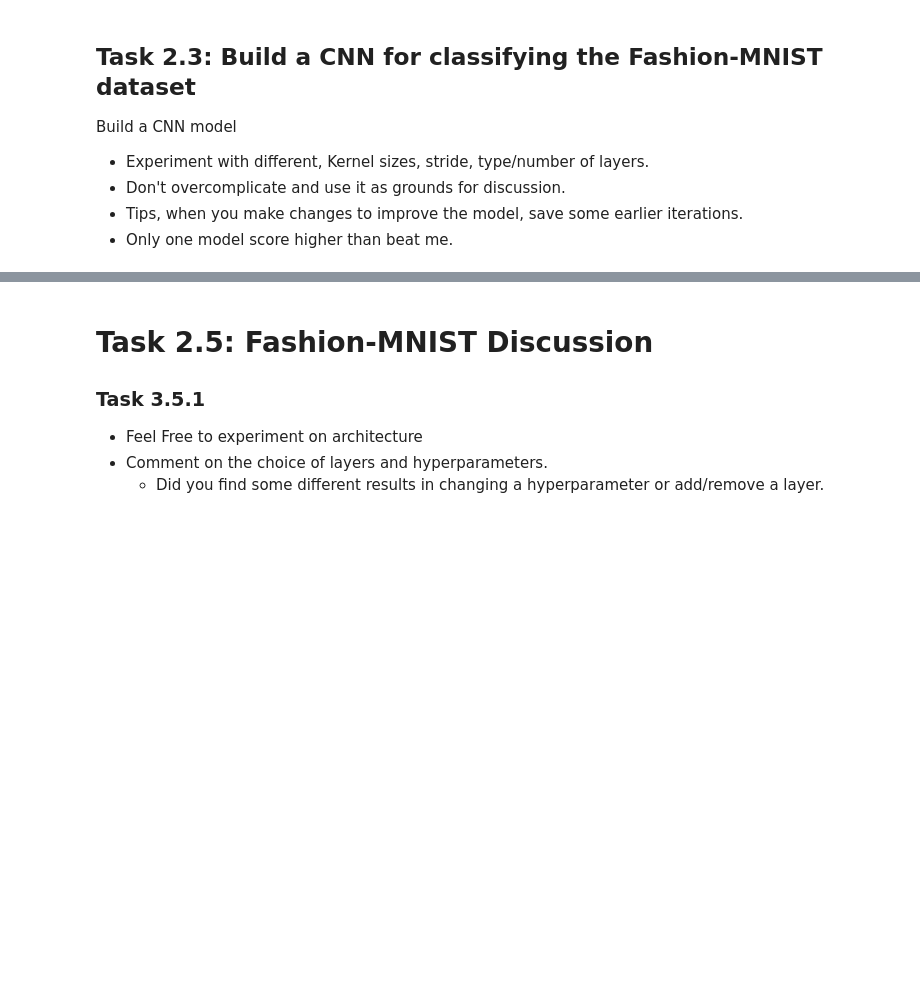
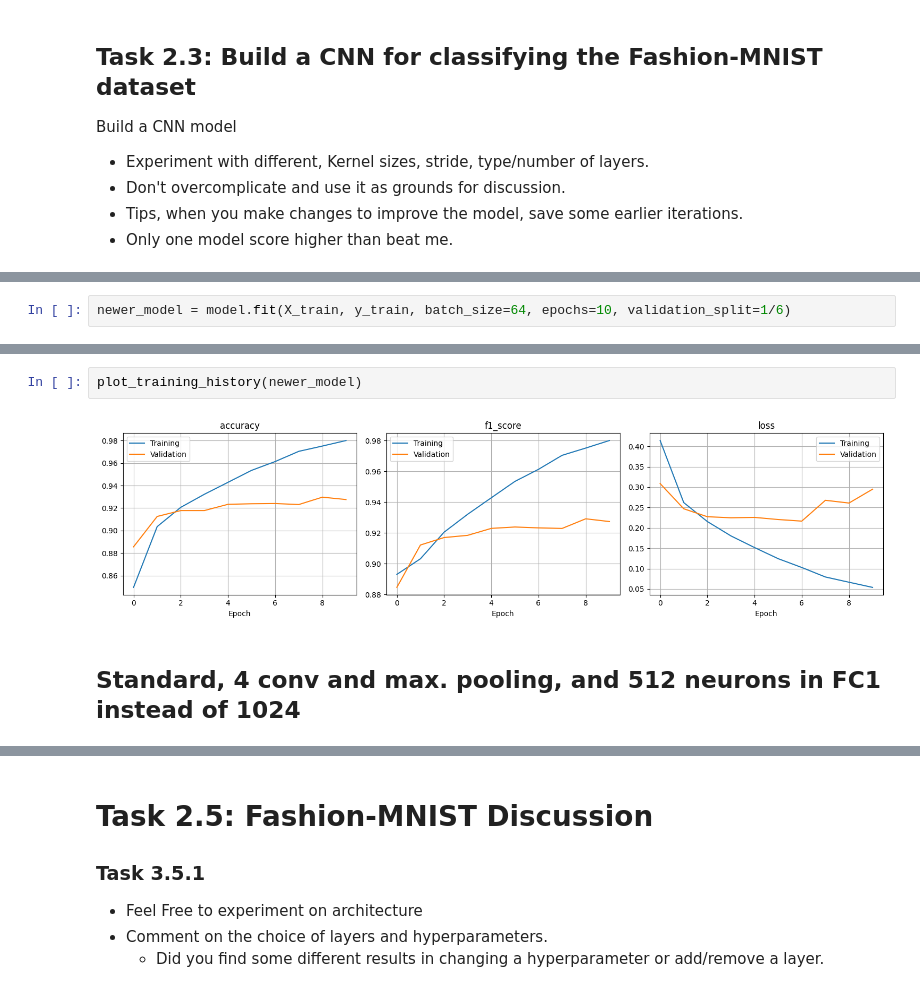
Before and after one commit to hskramstad00/DAT300, a Jupyter notebook: Assignments/CA2/CA2_CNN_Template_02.ipynb, the cells around one changed output, grey strips where cells are left out. Cells and saved outputs as stored; diff of their text form; blank space fills up the shorter version.

```diff
--- a/Assignments/CA2/CA2_CNN_Template_02.ipynb
+++ b/Assignments/CA2/CA2_CNN_Template_02.ipynb
@@ -368,0 +629,2 @@ Build a CNN model
+# %%
+newer_model = model.fit(X_train, y_train, batch_size=64, epochs=10, validation_split=1/6)
@@ -368,0 +652,6 @@ Build a CNN model
+# %%
+plot_training_history(newer_model)
+# %% [output]
+[figure, added]
+# %% [markdown]
+## Standard, 4 conv and max. pooling, and 512 neurons in FC1 instead of 1024
```
Also changed, not shown: parts of 21 cells of this notebook.
